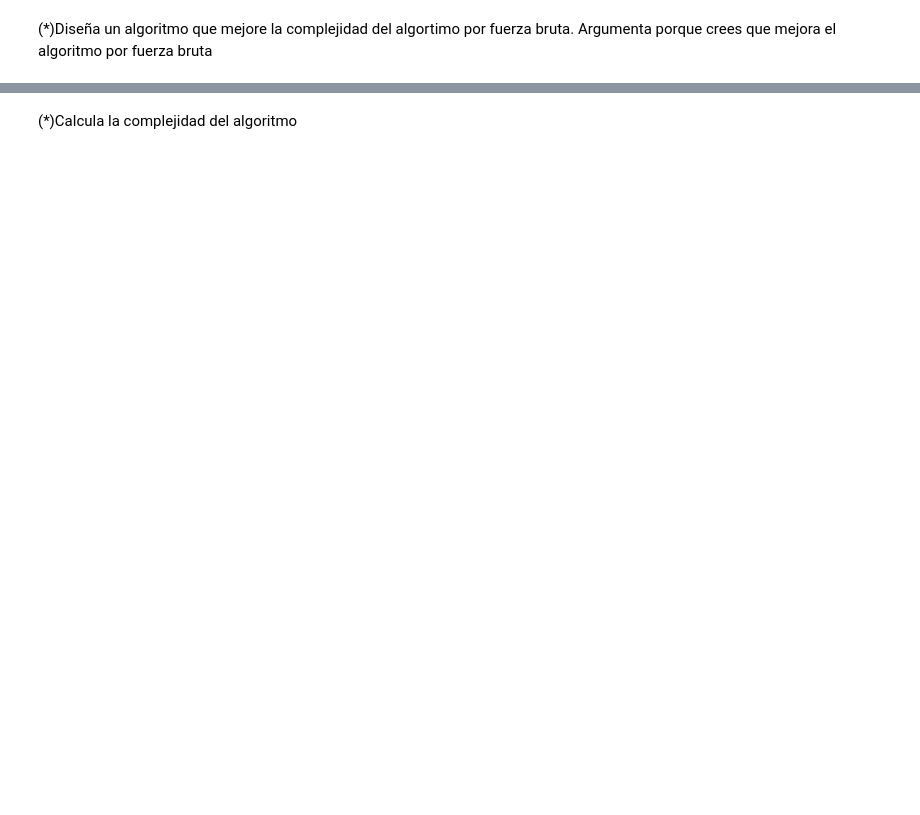
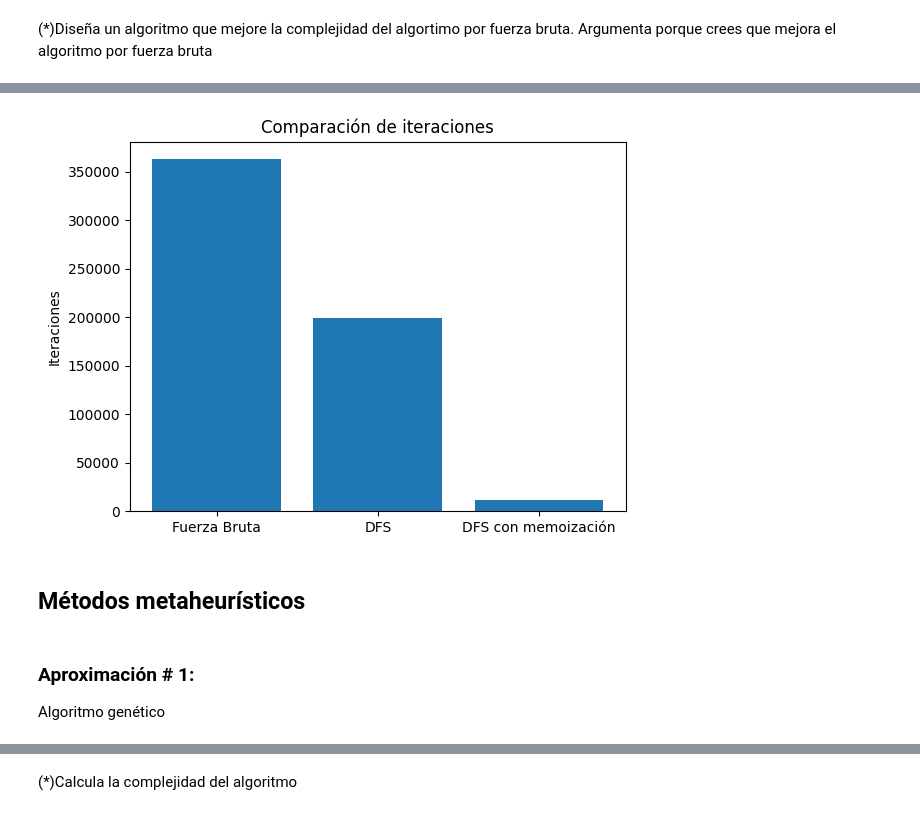
Before and after one commit to Astolfo2332/VIU_act, a Jupyter notebook: optimizacion/Algoritmos_TP.ipynb, the cells around one changed output, grey strips where cells are left out. Drawn from its saved outputs; the diff is of its cells as text; code cells hidden in the pictures; blank space fills up the shorter version.

```diff
--- a/optimizacion/Algoritmos_TP.ipynb
+++ b/optimizacion/Algoritmos_TP.ipynb
@@ -162,6 +176,8 @@ operations = ['+', '-', '*', '/']
 fuerza_bruta = Solution(a, operations)
 
 a = fuerza_bruta.find_values()
+
+iteraciones_fuerza_bruta = fuerza_bruta.intentos
 # %%
 def continuidad(res_dict):
     min_res = min(res_dict.keys())
@@ -652,0 +468,13 @@ a = sol.find_values()
+# %%
+plt.bar(['Fuerza Bruta', 'DFS', 'DFS con memoización'], [iteraciones_fuerza_bruta, buscar_min_max()[1][0], buscar_min_max_memo()[1][0]])
+plt.ylabel('Iteraciones')
+plt.title('Comparación de iteraciones')
+plt.show()
+# %% [output]
+[figure, added]
+# %% [markdown]
+## Métodos metaheurísticos
+# %% [markdown]
+
+### Aproximación # 1:
+Algoritmo genético
```
Also changed, not shown: parts of 31 cells of this notebook, 1 other file.
